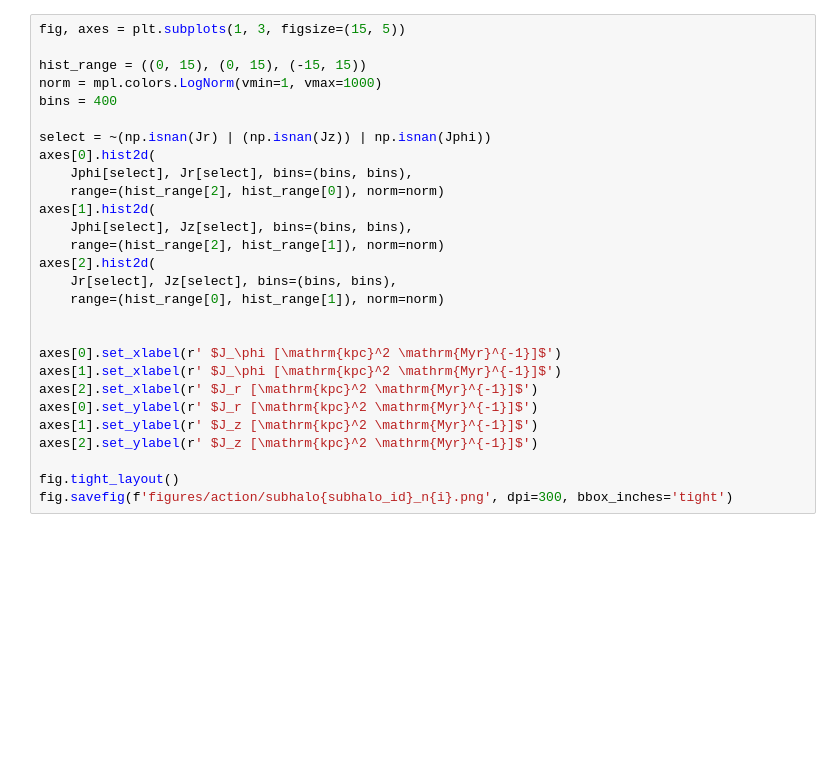
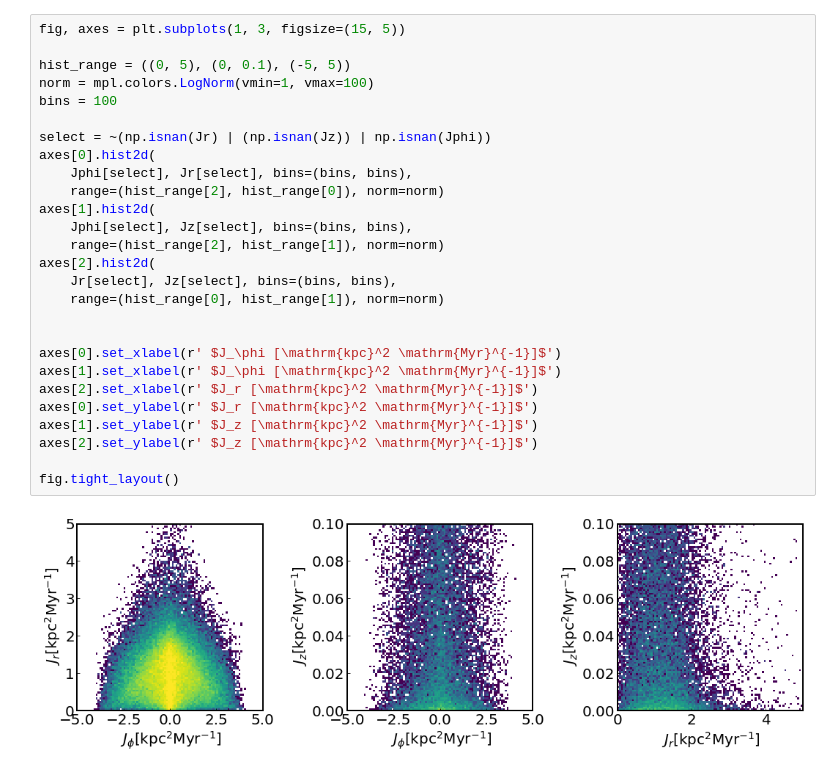
Before and after one commit to trivnguyen/gaia-dr3-agama-tutorial, a Jupyter notebook: action_angle_tutorial.ipynb, the cells around one changed output. Drawn from its saved outputs; the diff is of its cells as text; blank space fills up the shorter version.

```diff
--- a/action_angle_tutorial.ipynb
+++ b/action_angle_tutorial.ipynb
@@ -126,28 +149,29 @@ Jr, Jz, Jphi = action_star.T / 1000
 # %%
 fig, axes = plt.subplots(1, 3, figsize=(15, 5))
 
-hist_range = ((0, 15), (0, 15), (-15, 15))
-norm = mpl.colors.LogNorm(vmin=1, vmax=1000)
-bins = 400
+hist_range = ((0, 5), (0, 0.1), (-5, 5))
+norm = mpl.colors.LogNorm(vmin=1, vmax=100)
+bins = 100
 
 select = ~(np.isnan(Jr) | (np.isnan(Jz)) | np.isnan(Jphi))
 axes[0].hist2d(
     Jphi[select], Jr[select], bins=(bins, bins),
     range=(hist_range[2], hist_range[0]), norm=norm)
 axes[1].hist2d(
     Jphi[select], Jz[select], bins=(bins, bins),
     range=(hist_range[2], hist_range[1]), norm=norm)
 axes[2].hist2d(
     Jr[select], Jz[select], bins=(bins, bins),
     range=(hist_range[0], hist_range[1]), norm=norm)
 
 
 axes[0].set_xlabel(r' $J_\phi [\mathrm{kpc}^2 \mathrm{Myr}^{-1}]$')
 axes[1].set_xlabel(r' $J_\phi [\mathrm{kpc}^2 \mathrm{Myr}^{-1}]$')
 axes[2].set_xlabel(r' $J_r [\mathrm{kpc}^2 \mathrm{Myr}^{-1}]$')
 axes[0].set_ylabel(r' $J_r [\mathrm{kpc}^2 \mathrm{Myr}^{-1}]$')
 axes[1].set_ylabel(r' $J_z [\mathrm{kpc}^2 \mathrm{Myr}^{-1}]$')
 axes[2].set_ylabel(r' $J_z [\mathrm{kpc}^2 \mathrm{Myr}^{-1}]$')
 
 fig.tight_layout()
-fig.savefig(f'figures/action/subhalo{subhalo_id}_n{i}.png', dpi=300, bbox_inches='tight')
+# %% [output]
+[figure, added]
```
Also changed, not shown: parts of 13 cells of this notebook.
